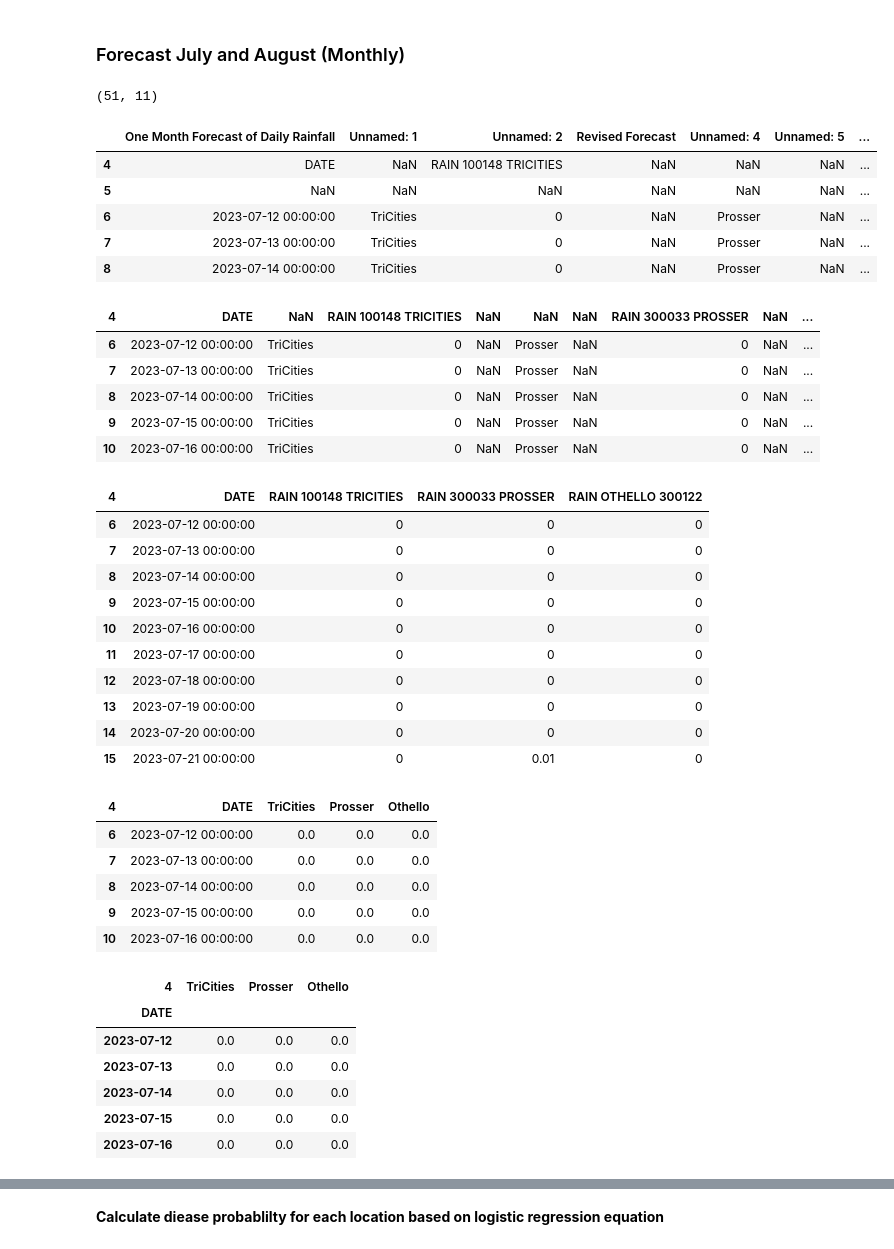
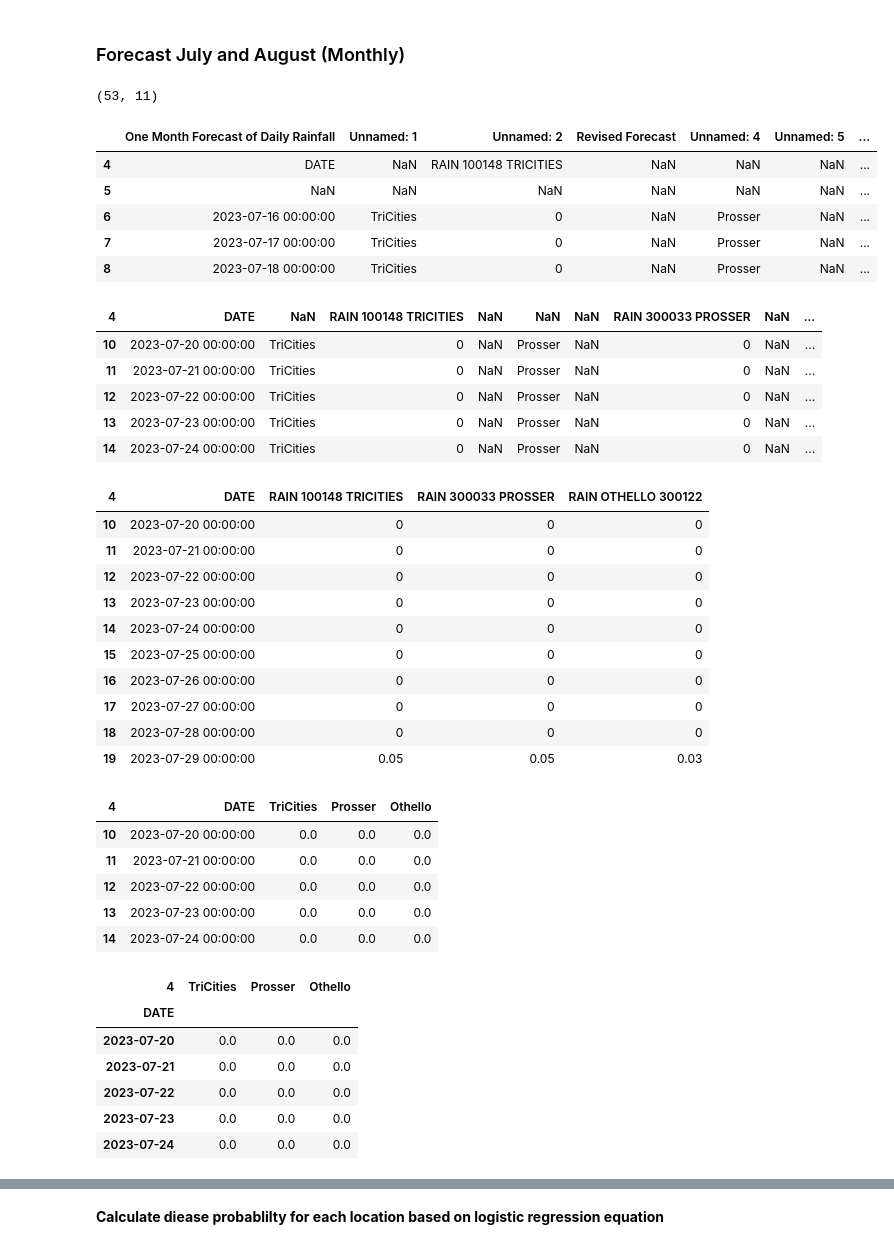
Before and after one commit to d-linnard/LateBlight, a Jupyter notebook: Scripts/Lateblight_2023_JA.ipynb, the cells around one changed output, grey strips where cells are left out. Saved outputs shown, nothing was run; the diff lists cells and outputs as text; code cells hidden in the pictures.

```diff
--- a/Scripts/Lateblight_2023_JA.ipynb
+++ b/Scripts/Lateblight_2023_JA.ipynb
@@ -262,44 +262,44 @@ RD_Aug_Tricities= 0
 # %% [markdown]
 ### Forecast July and August (Monthly)
 # %%
-df_forecast = pd.read_excel('7-12_8-16.xlsx', engine='openpyxl')
+df_forecast = pd.read_excel('7-16_8-21.xlsx', engine='openpyxl')
 print(df_forecast.shape)
 df_forecast = df_forecast.iloc[4:42]
 df_forecast.head()
 # %% [output]
-(51, 11)
+(53, 11)
 |  | One Month Forecast of Daily Rainfall | Unnamed: 1 | Unnamed: 2 | Revised Forecast | Unnamed: 4 | Unnamed: 5 | ... |
 | 4 | DATE | NaN | RAIN 100148 TRICITIES | NaN | NaN | NaN | ... |
 | 5 | NaN | NaN | NaN | NaN | NaN | NaN | ... |
-| 6 | 2023-07-12 00:00:00 | TriCities | 0 | NaN | Prosser | NaN | ... |
-| 7 | 2023-07-13 00:00:00 | TriCities | 0 | NaN | Prosser | NaN | ... |
-| 8 | 2023-07-14 00:00:00 | TriCities | 0 | NaN | Prosser | NaN | ... |
+| 6 | 2023-07-16 00:00:00 | TriCities | 0 | NaN | Prosser | NaN | ... |
+| 7 | 2023-07-17 00:00:00 | TriCities | 0 | NaN | Prosser | NaN | ... |
+| 8 | 2023-07-18 00:00:00 | TriCities | 0 | NaN | Prosser | NaN | ... |
 # %%
 df_forecast.columns = df_forecast.iloc[0]#rename column
 df_forecast = df_forecast.drop([4])#drop forth row
 df_forecast.head()
 # %% [output]
 | 4 | DATE | NaN | RAIN 100148 TRICITIES | NaN | NaN | NaN | RAIN 300033 PROSSER | NaN | ... |
-| 6 | 2023-07-12 00:00:00 | TriCities | 0 | NaN | Prosser | NaN | 0 | NaN | ... |
-| 7 | 2023-07-13 00:00:00 | TriCities | 0 | NaN | Prosser | NaN | 0 | NaN | ... |
-| 8 | 2023-07-14 00:00:00 | TriCities | 0 | NaN | Prosser | NaN | 0 | NaN | ... |
-| 9 | 2023-07-15 00:00:00 | TriCities | 0 | NaN | Prosser | NaN | 0 | NaN | ... |
-| 10 | 2023-07-16 00:00:00 | TriCities | 0 | NaN | Prosser | NaN | 0 | NaN | ... |
+| 10 | 2023-07-20 00:00:00 | TriCities | 0 | NaN | Prosser | NaN | 0 | NaN | ... |
+| 11 | 2023-07-21 00:00:00 | TriCities | 0 | NaN | Prosser | NaN | 0 | NaN | ... |
+| 12 | 2023-07-22 00:00:00 | TriCities | 0 | NaN | Prosser | NaN | 0 | NaN | ... |
+| 13 | 2023-07-23 00:00:00 | TriCities | 0 | NaN | Prosser | NaN | 0 | NaN | ... |
+| 14 | 2023-07-24 00:00:00 | TriCities | 0 | NaN | Prosser | NaN | 0 | NaN | ... |
 # %%
 df_simple = df_forecast[["DATE","RAIN 100148 TRICITIES","RAIN 300033 PROSSER", "RAIN OTHELLO 300122"]]
 df_simple.head(10)
 # %% [output]
 | 4 | DATE | RAIN 100148 TRICITIES | RAIN 300033 PROSSER | RAIN OTHELLO 300122 |
-| 6 | 2023-07-12 00:00:00 | 0 | 0 | 0 |
-| 7 | 2023-07-13 00:00:00 | 0 | 0 | 0 |
-| 8 | 2023-07-14 00:00:00 | 0 | 0 | 0 |
-| 9 | 2023-07-15 00:00:00 | 0 | 0 | 0 |
-| 10 | 2023-07-16 00:00:00 | 0 | 0 | 0 |
-| 11 | 2023-07-17 00:00:00 | 0 | 0 | 0 |
-| 12 | 2023-07-18 00:00:00 | 0 | 0 | 0 |
-| 13 | 2023-07-19 00:00:00 | 0 | 0 | 0 |
-| 14 | 2023-07-20 00:00:00 | 0 | 0 | 0 |
-| 15 | 2023-07-21 00:00:00 | 0 | 0.01 | 0 |
+| 10 | 2023-07-20 00:00:00 | 0 | 0 | 0 |
+| 11 | 2023-07-21 00:00:00 | 0 | 0 | 0 |
+| 12 | 2023-07-22 00:00:00 | 0 | 0 | 0 |
+| 13 | 2023-07-23 00:00:00 | 0 | 0 | 0 |
+| 14 | 2023-07-24 00:00:00 | 0 | 0 | 0 |
+| 15 | 2023-07-25 00:00:00 | 0 | 0 | 0 |
+| 16 | 2023-07-26 00:00:00 | 0 | 0 | 0 |
+| 17 | 2023-07-27 00:00:00 | 0 | 0 | 0 |
+| 18 | 2023-07-28 00:00:00 | 0 | 0 | 0 |
+| 19 | 2023-07-29 00:00:00 | 0.05 | 0.05 | 0.03 |
 # %%
 df_simple = df_simple.rename(columns={"RAIN 100148 TRICITIES": "TriCities",
                           "RAIN 300033 PROSSER": "Prosser",
@@ -309,11 +309,11 @@ df_simple[cols_to_check] = df_simple[cols_to_check].replace({'>=':''}, regex=Tru
 df_simple.head()
 # %% [output]
 | 4 | DATE | TriCities | Prosser | Othello |
-| 6 | 2023-07-12 00:00:00 | 0.0 | 0.0 | 0.0 |
-| 7 | 2023-07-13 00:00:00 | 0.0 | 0.0 | 0.0 |
-| 8 | 2023-07-14 00:00:00 | 0.0 | 0.0 | 0.0 |
-| 9 | 2023-07-15 00:00:00 | 0.0 | 0.0 | 0.0 |
-| 10 | 2023-07-16 00:00:00 | 0.0 | 0.0 | 0.0 |
+| 10 | 2023-07-20 00:00:00 | 0.0 | 0.0 | 0.0 |
+| 11 | 2023-07-21 00:00:00 | 0.0 | 0.0 | 0.0 |
+| 12 | 2023-07-22 00:00:00 | 0.0 | 0.0 | 0.0 |
+| 13 | 2023-07-23 00:00:00 | 0.0 | 0.0 | 0.0 |
+| 14 | 2023-07-24 00:00:00 | 0.0 | 0.0 | 0.0 |
 # %%
 df_simple.index = pd.to_datetime(df_simple['DATE'], errors = 'coerce')
 df_simple= df_simple.drop('DATE',1)
@@ -321,11 +321,11 @@ df_simple.head()
 # %% [output]
 | 4 | TriCities | Prosser | Othello |
 | DATE |  |  |  |
-| 2023-07-12 | 0.0 | 0.0 | 0.0 |
-| 2023-07-13 | 0.0 | 0.0 | 0.0 |
-| 2023-07-14 | 0.0 | 0.0 | 0.0 |
-| 2023-07-15 | 0.0 | 0.0 | 0.0 |
-| 2023-07-16 | 0.0 | 0.0 | 0.0 |
+| 2023-07-20 | 0.0 | 0.0 | 0.0 |
+| 2023-07-21 | 0.0 | 0.0 | 0.0 |
+| 2023-07-22 | 0.0 | 0.0 | 0.0 |
+| 2023-07-23 | 0.0 | 0.0 | 0.0 |
+| 2023-07-24 | 0.0 | 0.0 | 0.0 |
 # %%
 grouped_forecast = (df_simple).astype(bool).groupby(df_simple.index.month).sum().reset_index()
 grouped_forecast
```
Also changed, not shown: parts of 5 cells of this notebook, 6 other files.
